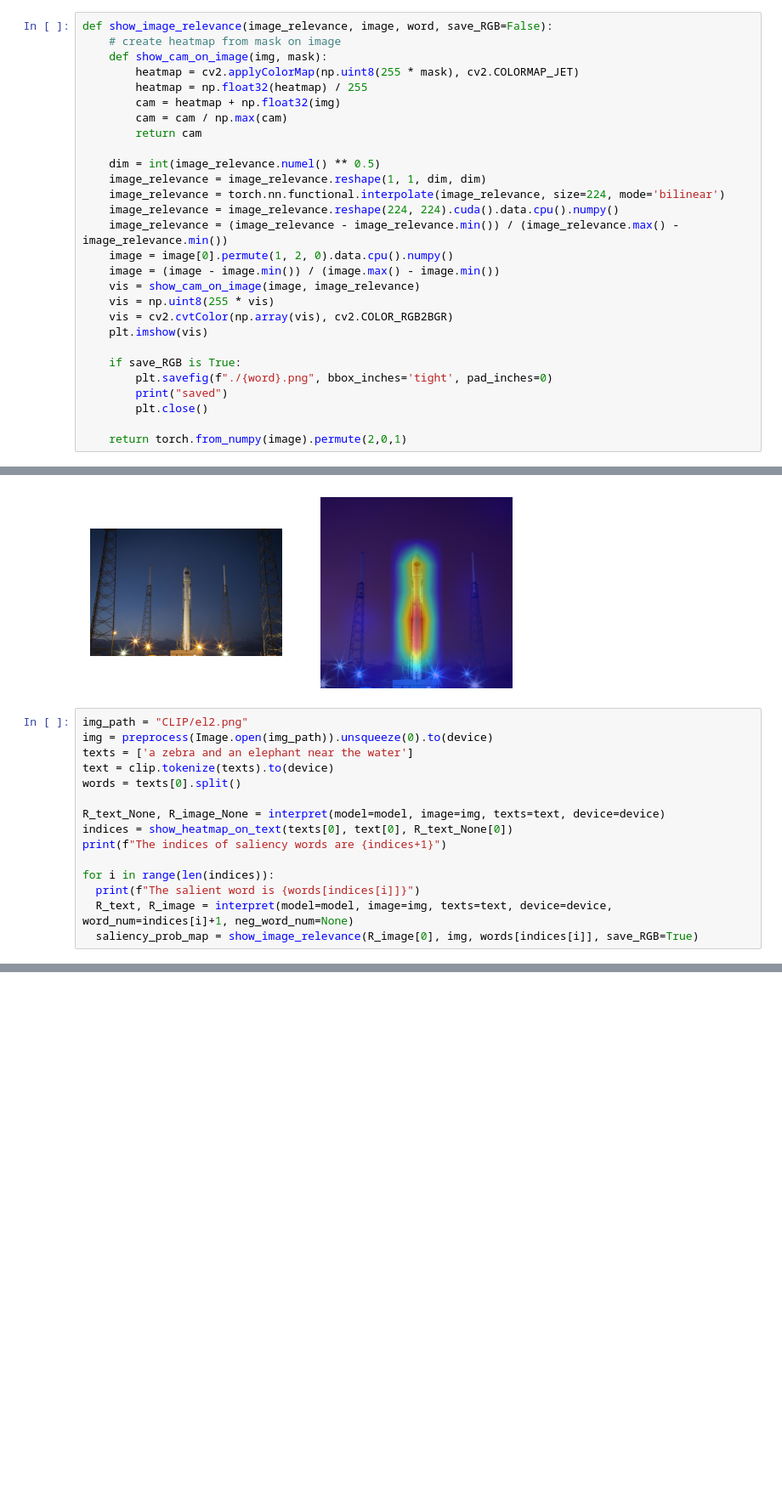
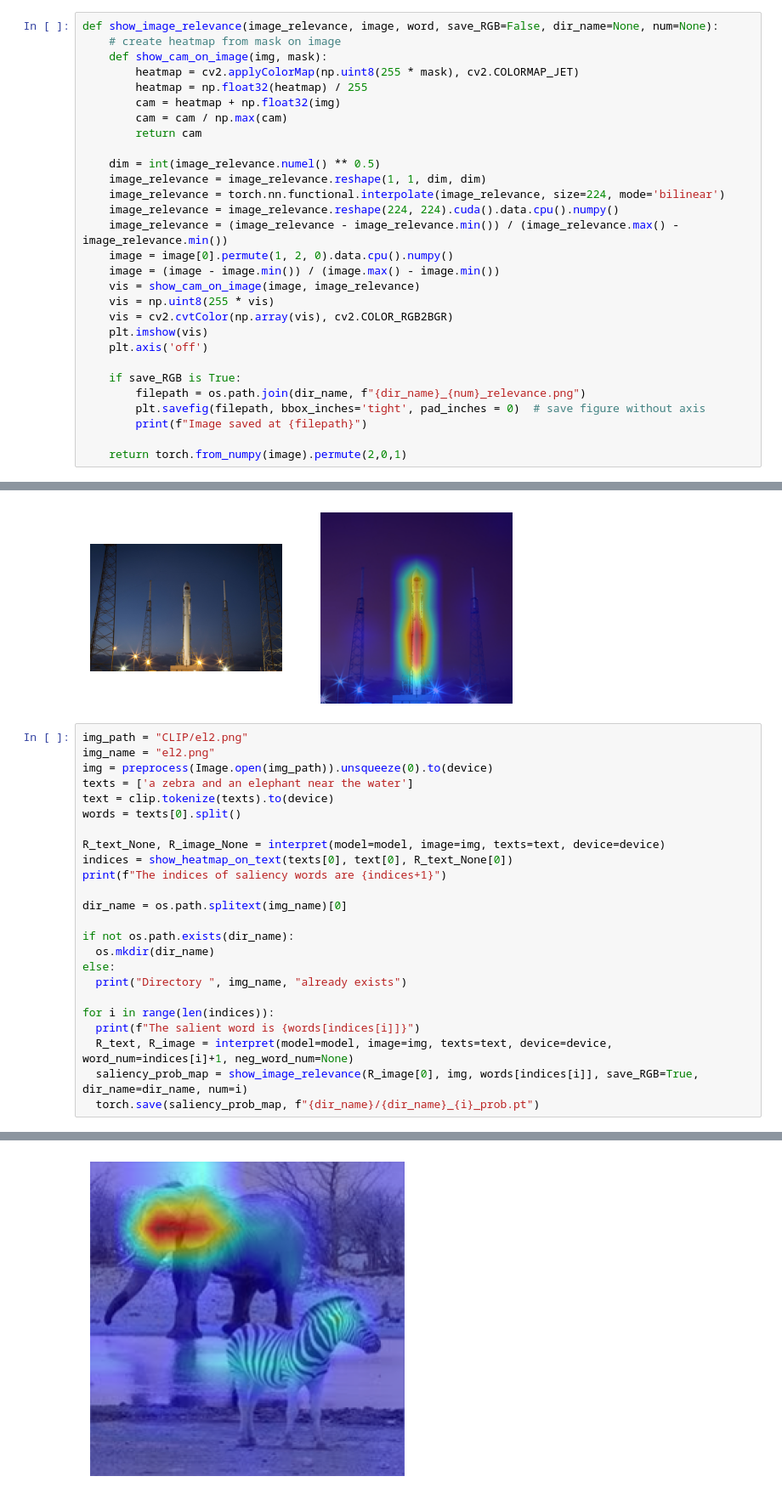
Before and after one commit to BrunoFANG1/Saliency_map, a Jupyter notebook: CLIP_explainability.ipynb, the cells around one changed output, grey strips where cells are left out. Shown at 85% size. Drawn from its saved outputs; the diff is of its cells as text; blank space fills up the shorter version.

Commit message:
save pt and image file perfectly

```diff
--- a/CLIP_explainability.ipynb
+++ b/CLIP_explainability.ipynb
@@ -107,7 +107,7 @@ def interpret(image, texts, model, device, start_layer=start_layer, start_layer_
 
     return text_relevance, image_relevance
 # %%
-def show_image_relevance(image_relevance, image, word, save_RGB=False):
+def show_image_relevance(image_relevance, image, word, save_RGB=False, dir_name=None, num=None):
     # create heatmap from mask on image
     def show_cam_on_image(img, mask):
         heatmap = cv2.applyColorMap(np.uint8(255 * mask), cv2.COLORMAP_JET)
@@ -127,11 +127,12 @@ def show_image_relevance(image_relevance, image, word, save_RGB=False):
     vis = np.uint8(255 * vis)
     vis = cv2.cvtColor(np.array(vis), cv2.COLOR_RGB2BGR)
     plt.imshow(vis)
+    plt.axis('off')
 
     if save_RGB is True:
-        plt.savefig(f"./{word}.png", bbox_inches='tight', pad_inches=0)
-        print("saved")
-        plt.close()
+        filepath = os.path.join(dir_name, f"{dir_name}_{num}_relevance.png")
+        plt.savefig(filepath, bbox_inches='tight', pad_inches = 0)  # save figure without axis
+        print(f"Image saved at {filepath}")
 
     return torch.from_numpy(image).permute(2,0,1)
 # %%
@@ -217,6 +217,7 @@ Legend: Negative Neutral Positive
 [figure]
 # %%
 img_path = "CLIP/el2.png"
+img_name = "el2.png"
 img = preprocess(Image.open(img_path)).unsqueeze(0).to(device)
 texts = ['a zebra and an elephant near the water']
 text = clip.tokenize(texts).to(device)
@@ -226,9 +227,17 @@ R_text_None, R_image_None = interpret(model=model, image=img, texts=text, device
 indices = show_heatmap_on_text(texts[0], text[0], R_text_None[0])
 print(f"The indices of saliency words are {indices+1}")
 
+dir_name = os.path.splitext(img_name)[0]
+
+if not os.path.exists(dir_name):
+  os.mkdir(dir_name)
+else:
+  print("Directory ", img_name, "already exists")
+
 for i in range(len(indices)):
   print(f"The salient word is {words[indices[i]]}")
   R_text, R_image = interpret(model=model, image=img, texts=text, device=device, word_num=indices[i]+1, neg_word_num=None)
-  saliency_prob_map = show_image_relevance(R_image[0], img, words[indices[i]], save_RGB=True)
+  saliency_prob_map = show_image_relevance(R_image[0], img, words[indices[i]], save_RGB=True, dir_name=dir_name, num=i)
+  torch.save(saliency_prob_map, f"{dir_name}/{dir_name}_{i}_prob.pt")
 # %% [output]
 The index of saliency word is None
@@ -250,3 +257,4 @@ saved
+[figure, added]
 # %%
 img_path = "CLIP/el2.png"
 img = preprocess(Image.open(img_path)).unsqueeze(0).to(device)
```
Also changed, not shown: parts of 3 cells of this notebook.
